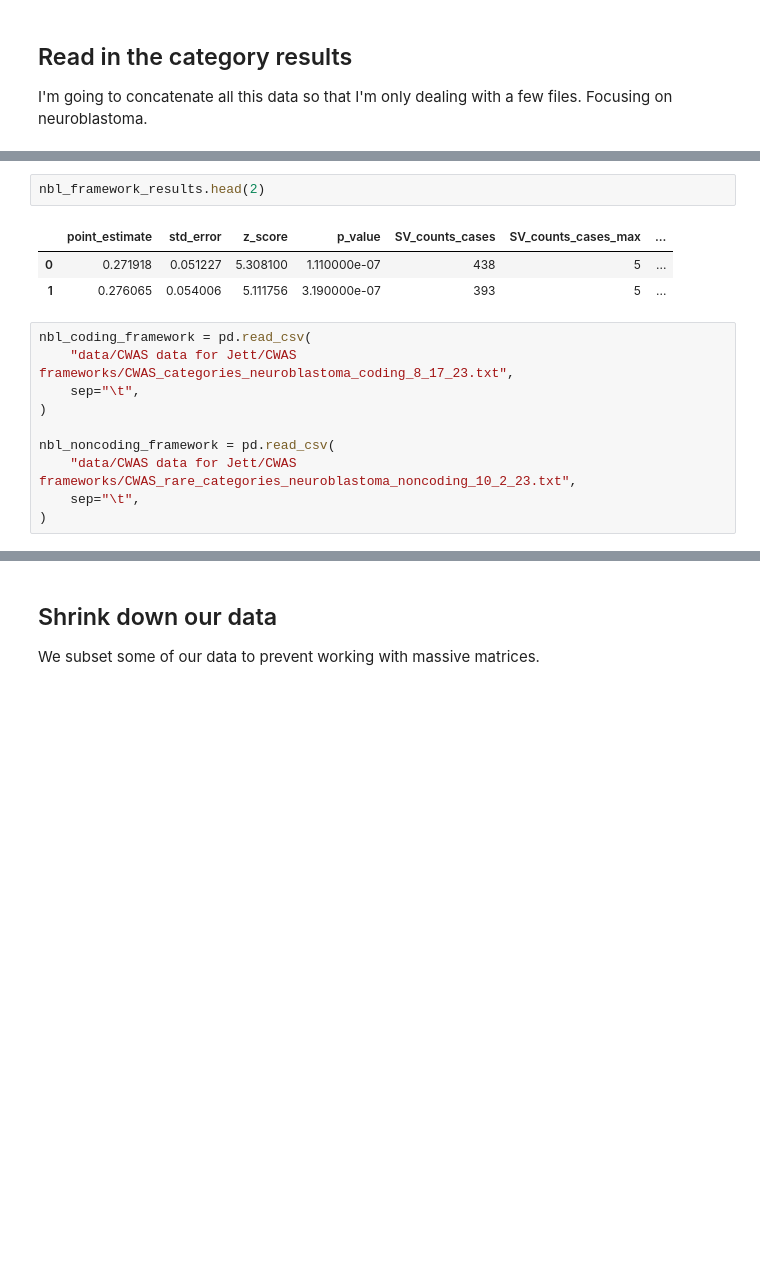
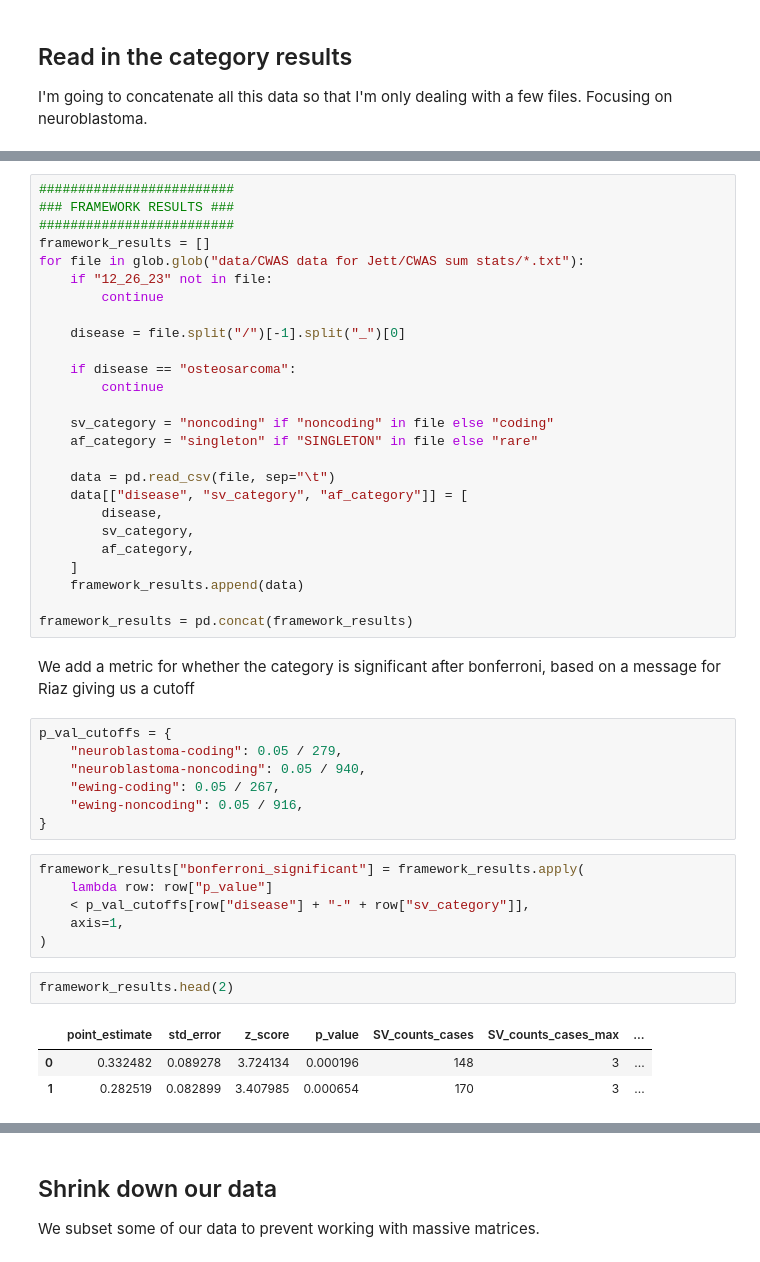
Before and after one commit to vanallenlab/ped_germline_SV, a Jupyter notebook: jett_analysis/pgsvs-analyze-gsea-results.ipynb, the cells around one changed output, grey strips where cells are left out. Drawn from its saved outputs; the diff is of its cells as text; blank space fills up the shorter version.

```diff
--- a/jett_analysis/pgsvs-analyze-gsea-results.ipynb
+++ b/jett_analysis/pgsvs-analyze-gsea-results.ipynb
@@ -166,16 +143,47 @@ nbl_framework_results = pd.concat([nbl_singleton_coding_framework_results, nbl_r
+# %%
+#########################
+### FRAMEWORK RESULTS ###
+#########################
+framework_results = []
+for file in glob.glob("data/CWAS data for Jett/CWAS sum stats/*.txt"):
+    if "12_26_23" not in file:
+        continue
+
+    disease = file.split("/")[-1].split("_")[0]
+
+    if disease == "osteosarcoma":
+        continue
+
+    sv_category = "noncoding" if "noncoding" in file else "coding"
+    af_category = "singleton" if "SINGLETON" in file else "rare"
+
+    data = pd.read_csv(file, sep="\t")
+    data[["disease", "sv_category", "af_category"]] = [
+        disease,
+        sv_category,
+        af_category,
+    ]
+    framework_results.append(data)
+
+framework_results = pd.concat(framework_results)
+# %% [markdown]
+We add a metric for whether the category is significant after bonferroni, based on a message for Riaz giving us a cutoff
+# %%
+p_val_cutoffs = {
+    "neuroblastoma-coding": 0.05 / 279,
+    "neuroblastoma-noncoding": 0.05 / 940,
+    "ewing-coding": 0.05 / 267,
+    "ewing-noncoding": 0.05 / 916,
+}
+# %%
+framework_results["bonferroni_significant"] = framework_results.apply(
+    lambda row: row["p_value"]
+    < p_val_cutoffs[row["disease"] + "-" + row["sv_category"]],
+    axis=1,
+)
 # %%
-nbl_framework_results.head(2)
+framework_results.head(2)
 # %% [output]
 |  | point_estimate | std_error | z_score | p_value | SV_counts_cases | SV_counts_cases_max | ... |
-| 0 | 0.271918 | 0.051227 | 5.308100 | 1.110000e-07 | 438 | 5 | ... |
-| 1 | 0.276065 | 0.054006 | 5.111756 | 3.190000e-07 | 393 | 5 | ... |
+| 0 | 0.332482 | 0.089278 | 3.724134 | 0.000196 | 148 | 3 | ... |
+| 1 | 0.282519 | 0.082899 | 3.407985 | 0.000654 | 170 | 3 | ... |
-# %%
-nbl_coding_framework = pd.read_csv(
-    "data/CWAS data for Jett/CWAS frameworks/CWAS_categories_neuroblastoma_coding_8_17_23.txt",
-    sep="\t",
-)
-
-nbl_noncoding_framework = pd.read_csv(
-    "data/CWAS data for Jett/CWAS frameworks/CWAS_rare_categories_neuroblastoma_noncoding_10_2_23.txt",
-    sep="\t",
-)
```
Also changed, not shown: parts of 186 cells of this notebook, 17 other files.
